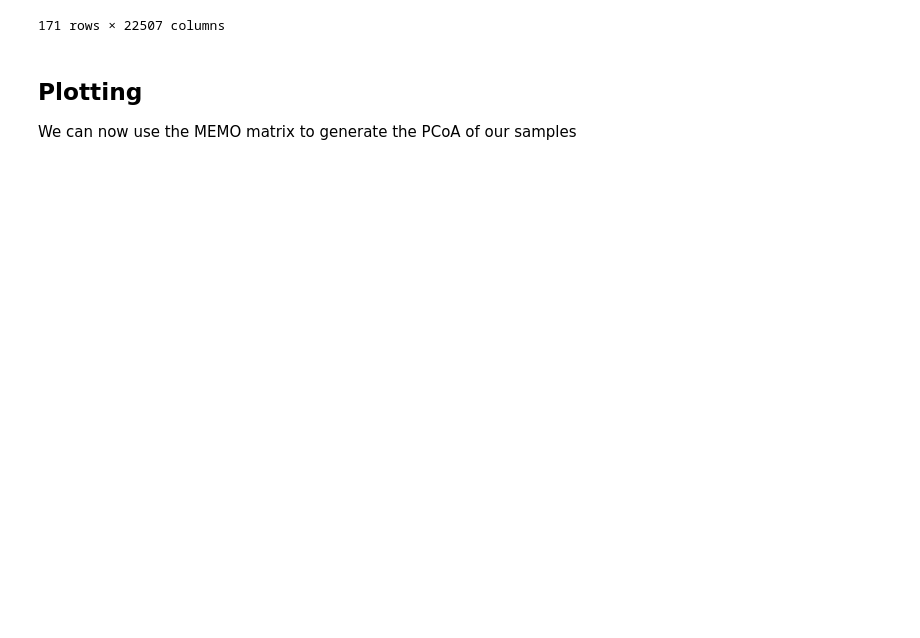
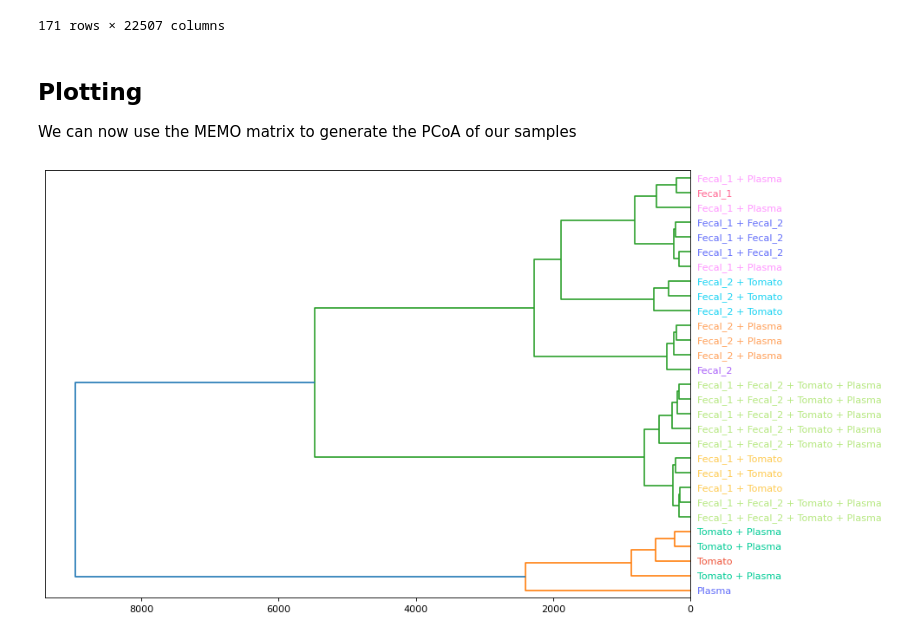
Before and after one commit to mandelbrot-project/memo, a Jupyter notebook: tutorial_memo.ipynb, the cells around one changed output. Saved outputs shown, nothing was run; the diff lists cells and outputs as text; code cells hidden in the pictures; blank space fills up the shorter version.

Commit message:
added hca and heatmap

```diff
--- a/tutorial_memo.ipynb
+++ b/tutorial_memo.ipynb
@@ -173,3 +174,5 @@ plot = memo.plot_pcoa_2d(
     scaling= False,
     pc_to_plot = [1,2]
 )
+# %%
+df_meta_sub = df_meta[(df_meta['Triplicate_number'] == 2)&(df_meta['Experiment'] == 'C18')]
@@ -175,0 +192,14 @@ plot = memo.plot_pcoa_2d(
+# %%
+memo.plot_hca(
+    memo_matrix=memo_matrix_filtered,
+    df_metadata=df_meta_sub,
+    filename_col = 'Filename',
+    label_col = 'contains',
+    plotly_discrete_cm = px.colors.qualitative.Plotly,
+    linkage_method='ward',
+    linkage_metric = 'euclidean',
+    norm = False,
+    scaling= False
+)
+# %% [output]
+[figure, added]
```
Also changed, not shown: parts of 3 cells of this notebook, 2 other files.
